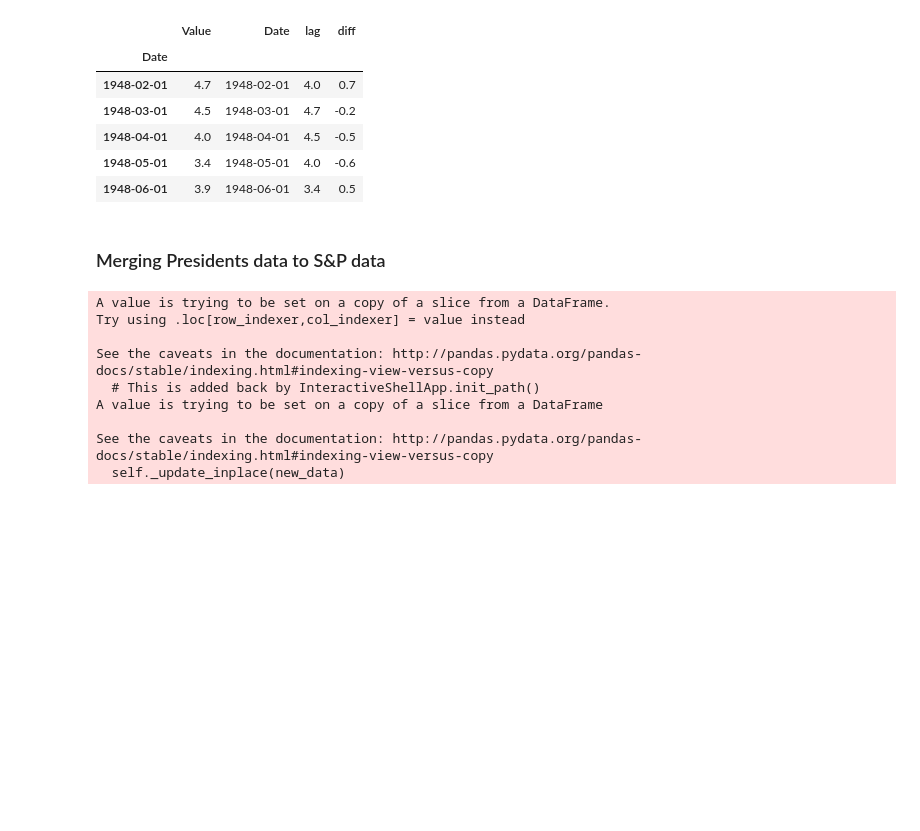
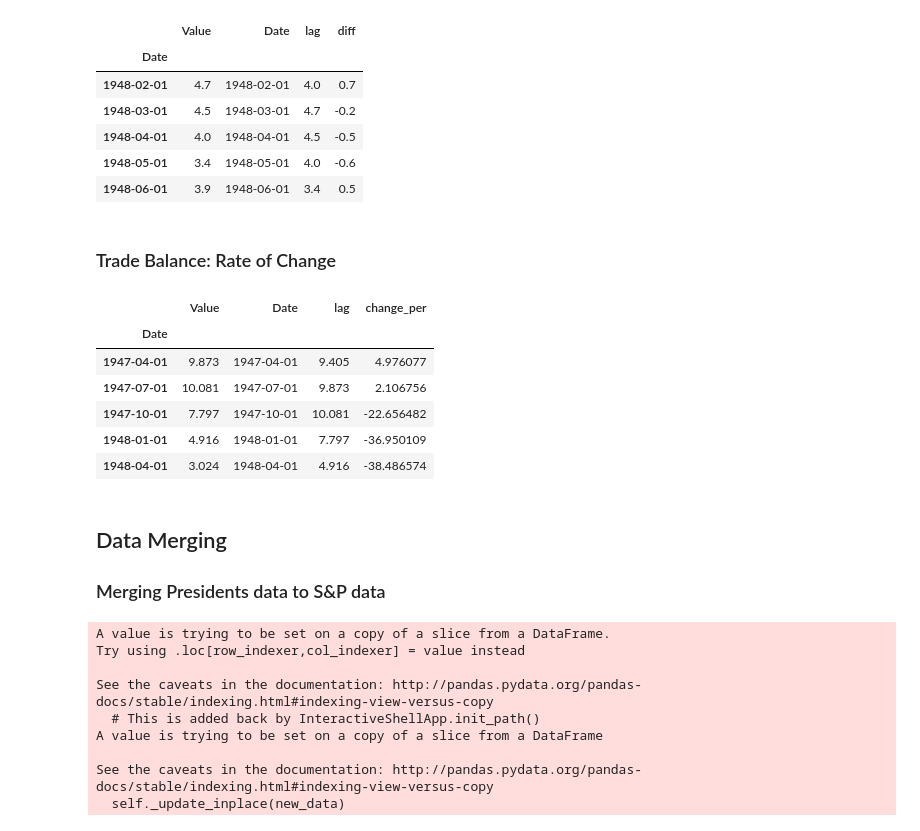
Before and after one commit to Carterbouley/mod_3_project, a Jupyter notebook: DONT_TOUCH.ipynb, the cells around one changed output. Cells and saved outputs as stored; diff of their text form; code cells hidden in the pictures; blank space fills up the shorter version.

```diff
--- a/DONT_TOUCH.ipynb
+++ b/DONT_TOUCH.ipynb
@@ -113,7 +113,28 @@ u.head()
 | 1948-04-01 | 4.0 | 1948-04-01 | 4.5 | -0.5 |
 | 1948-05-01 | 3.4 | 1948-05-01 | 4.0 | -0.6 |
 | 1948-06-01 | 3.9 | 1948-06-01 | 3.4 | 0.5 |
+# %% [markdown]
+### Trade Balance: Rate of Change
+# %%
+balance['Date'] = balance.index
+balance['lag'] = balance['Value'].shift(1)
+to_drop = balance.iloc[:1]
+balance.drop(to_drop.index, axis=0, inplace=True)
+# %%
+balance['change_per'] = ((balance['Value']-balance['lag'])/balance['lag'])*100
+# %%
+balance.head()
+# %% [output]
+|  | Value | Date | lag | change_per |
+| Date |  |  |  |  |
+| 1947-04-01 | 9.873 | 1947-04-01 | 9.405 | 4.976077 |
+| 1947-07-01 | 10.081 | 1947-07-01 | 9.873 | 2.106756 |
+| 1947-10-01 | 7.797 | 1947-10-01 | 10.081 | -22.656482 |
+| 1948-01-01 | 4.916 | 1948-01-01 | 7.797 | -36.950109 |
+| 1948-04-01 | 3.024 | 1948-04-01 | 4.916 | -38.486574 |
 # %% [markdown]
+## Data Merging
+
 ### Merging Presidents data to S&P data
 # %%
 date_end_series = list(presidents['end'])
```
Also changed, not shown: parts of 7 cells of this notebook.
